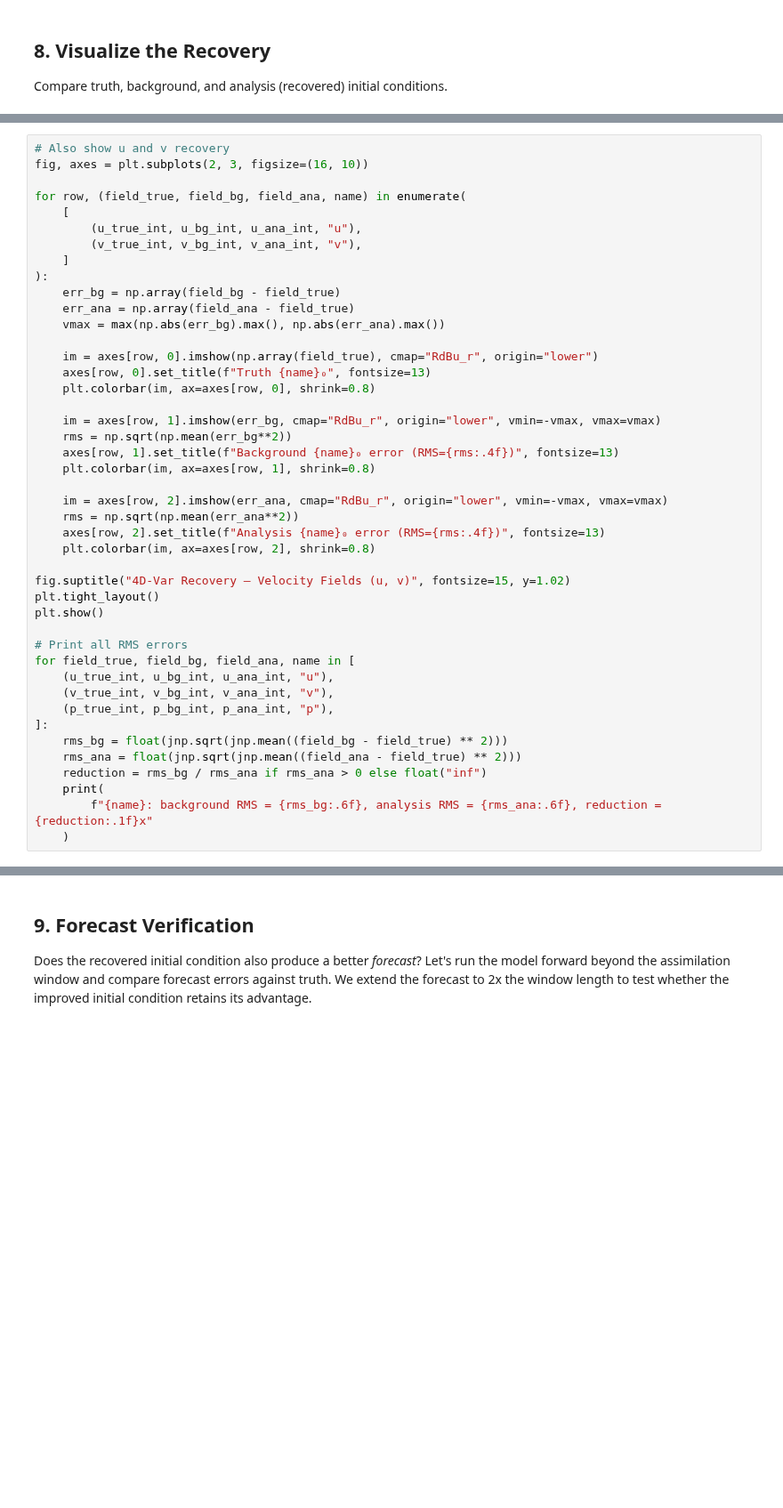
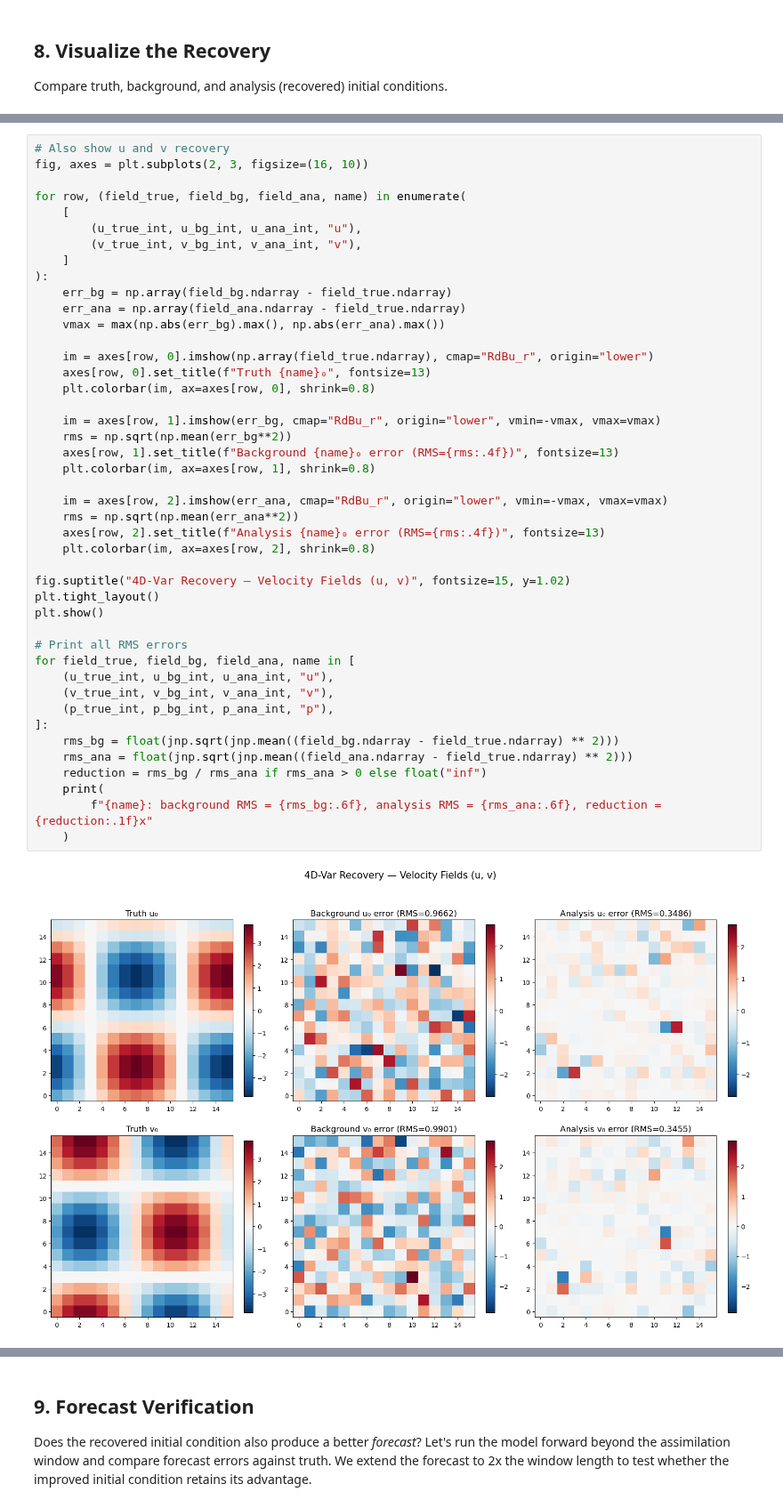
Before and after one commit to havogt/gt4py, a Jupyter notebook: examples/next/swm/example_4dvar.ipynb, the cells around one changed output, grey strips where cells are left out. Shown at 89% size. Drawn from its saved outputs; the diff is of its cells as text; blank space fills up the shorter version.

```diff
--- a/examples/next/swm/example_4dvar.ipynb
+++ b/examples/next/swm/example_4dvar.ipynb
@@ -575,37 +667,39 @@ for row, (field_true, field_bg, field_ana, name) in enumerate(
         (v_true_int, v_bg_int, v_ana_int, "v"),
     ]
 ):
-    err_bg = np.array(field_bg - field_true)
-    err_ana = np.array(field_ana - field_true)
+    err_bg = np.array(field_bg.ndarray - field_true.ndarray)
+    err_ana = np.array(field_ana.ndarray - field_true.ndarray)
     vmax = max(np.abs(err_bg).max(), np.abs(err_ana).max())
 
-    im = axes[row, 0].imshow(np.array(field_true), cmap="RdBu_r", origin="lower")
+    im = axes[row, 0].imshow(np.array(field_true.ndarray), cmap="RdBu_r", origin="lower")
     axes[row, 0].set_title(f"Truth {name}₀", fontsize=13)
     plt.colorbar(im, ax=axes[row, 0], shrink=0.8)
 
     im = axes[row, 1].imshow(err_bg, cmap="RdBu_r", origin="lower", vmin=-vmax, vmax=vmax)
     rms = np.sqrt(np.mean(err_bg**2))
     axes[row, 1].set_title(f"Background {name}₀ error (RMS={rms:.4f})", fontsize=13)
     plt.colorbar(im, ax=axes[row, 1], shrink=0.8)
 
     im = axes[row, 2].imshow(err_ana, cmap="RdBu_r", origin="lower", vmin=-vmax, vmax=vmax)
     rms = np.sqrt(np.mean(err_ana**2))
     axes[row, 2].set_title(f"Analysis {name}₀ error (RMS={rms:.4f})", fontsize=13)
     plt.colorbar(im, ax=axes[row, 2], shrink=0.8)
 
 fig.suptitle("4D-Var Recovery — Velocity Fields (u, v)", fontsize=15, y=1.02)
 plt.tight_layout()
 plt.show()
 
 # Print all RMS errors
 for field_true, field_bg, field_ana, name in [
     (u_true_int, u_bg_int, u_ana_int, "u"),
     (v_true_int, v_bg_int, v_ana_int, "v"),
     (p_true_int, p_bg_int, p_ana_int, "p"),
 ]:
-    rms_bg = float(jnp.sqrt(jnp.mean((field_bg - field_true) ** 2)))
-    rms_ana = float(jnp.sqrt(jnp.mean((field_ana - field_true) ** 2)))
+    rms_bg = float(jnp.sqrt(jnp.mean((field_bg.ndarray - field_true.ndarray) ** 2)))
+    rms_ana = float(jnp.sqrt(jnp.mean((field_ana.ndarray - field_true.ndarray) ** 2)))
     reduction = rms_bg / rms_ana if rms_ana > 0 else float("inf")
     print(
         f"{name}: background RMS = {rms_bg:.6f}, analysis RMS = {rms_ana:.6f}, reduction = {reduction:.1f}x"
     )
+# %% [output]
+[figure, added]
```
Also changed, not shown: parts of 18 cells of this notebook, 4 other files.
